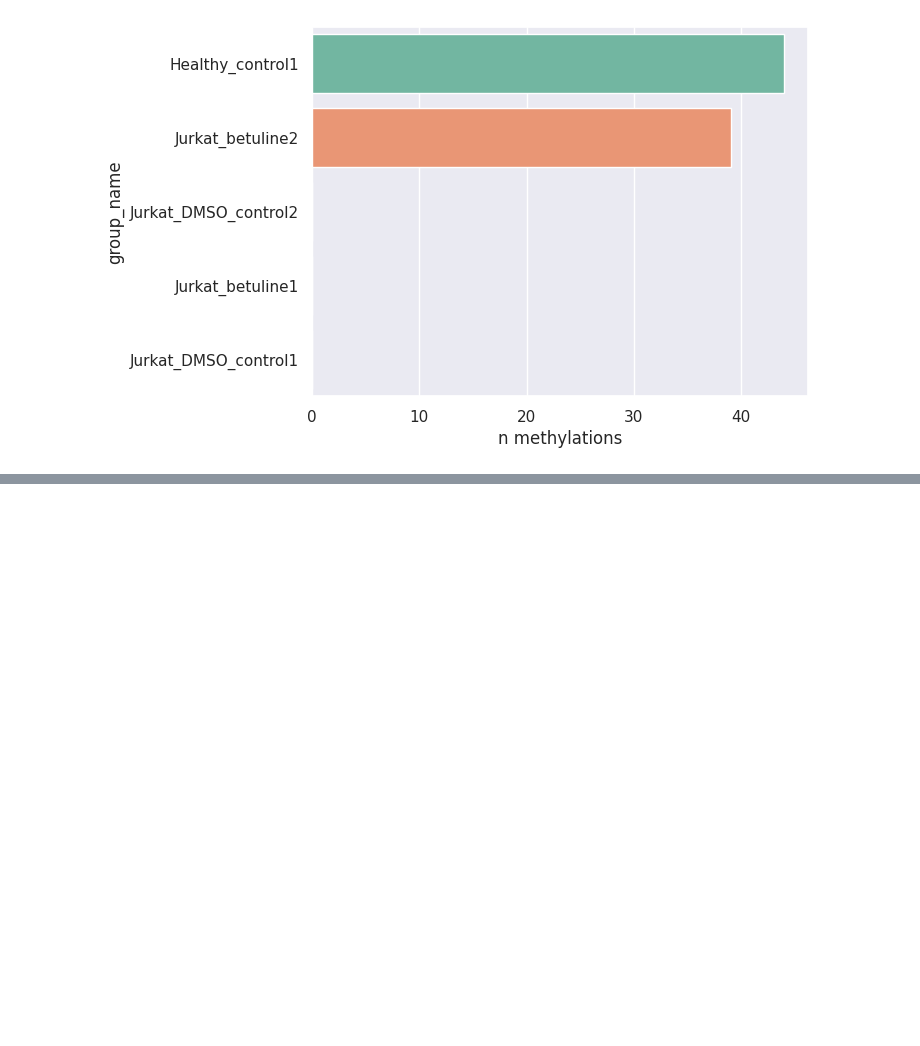
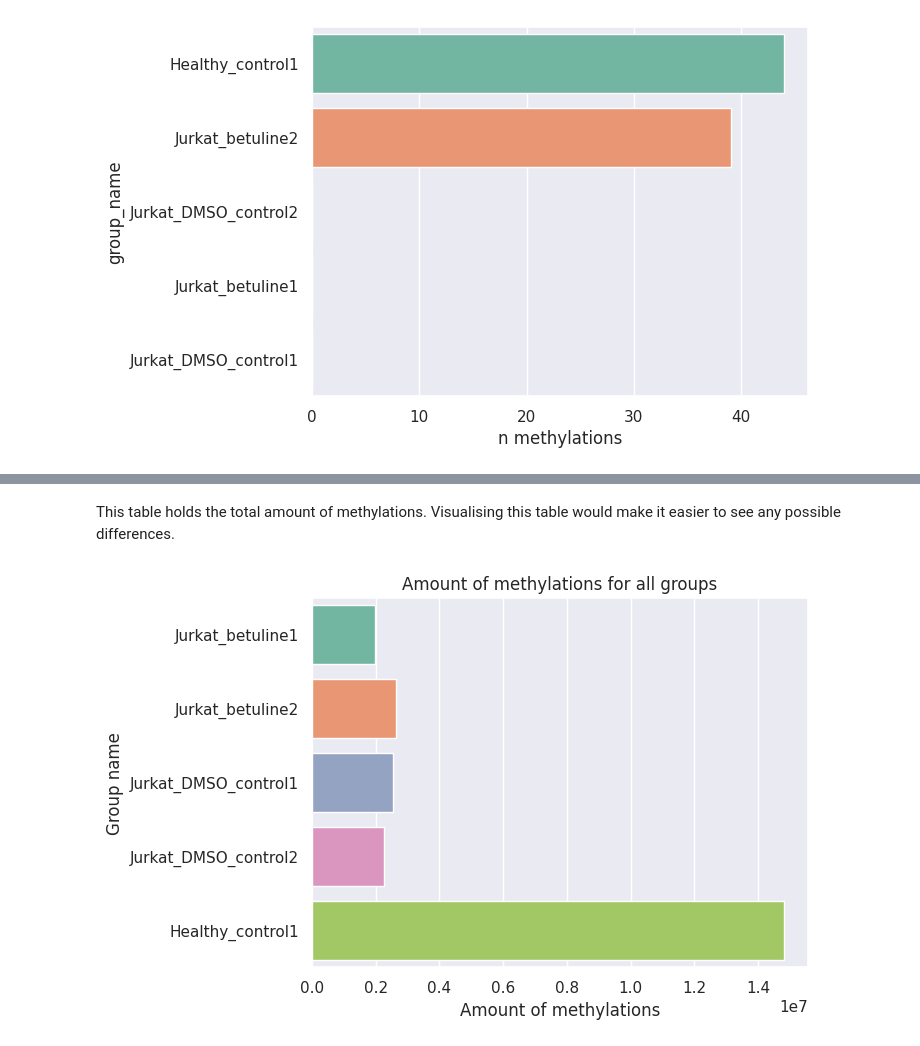
Before and after one commit to RamonReilman/app_methylation, a Jupyter notebook: logs/logbook.ipynb, the cells around one changed output, grey strips where cells are left out. Cells and saved outputs as stored; diff of their text form; code cells hidden in the pictures; blank space fills up the shorter version.

```diff
--- a/logs/logbook.ipynb
+++ b/logs/logbook.ipynb
@@ -39,7 +45,7 @@ import polars as pl
 import pandas as pd
 import re
 # %%
-barcodes_names: pl.dataframe = pl.read_csv("/home/redman/jaar2/data/Methylatie/barcodes.csv")
+barcodes_names: pl.dataframe = pl.read_csv("/commons/Themas/Thema06/Methylatie/barcodes.csv")
 
 barcodes_names = barcodes_names.with_columns(controle_n = pl.int_range(pl.len()).over(" description")+1)
 barcodes_names = barcodes_names.with_columns(group_and_n = pl.concat_str([pl.col(' description'), pl.col("controle_n")]))
@@ -68,7 +74,7 @@ This is needed to label the different groups in the df that will contain all of
 
 Which will be loaded in the code below this block
 # %%
-path: str = "/home/redman/jaar2/data/Methylatie/analysis"
+path: str = "/commons/Themas/Thema06/Methylatie/analysis"
 def load_files(path: str) -> pl.dataframe:
     resulting_df: pd.DataFrame = pl.DataFrame(
         {"chr":[],
@@ -179,0 +224,8 @@ plt.show()
+# %%
+df_n_methylation: pl.DataFrame = (
+    df
+    .select("group_name")
+    .group_by("group_name")
+    .agg([pl.len().alias("n methylations")])
+)
+print(df_n_methylation.head())
@@ -179,0 +245,12 @@ plt.show()
+# %% [markdown]
+This table holds the total amount of methylations.
+Visualising this table would make it easier to see any possible differences.
+# %%
+sns.barplot(data = df_n_methylation,
+            y = "group_name", x = "n methylations",
+            hue="group_name", palette="Set2",).set(
+                title="Amount of methylations for all groups",
+                xlabel="Amount of methylations", ylabel = "Group name")
+plt.show()
+# %% [output]
+[figure, added]
```
Also changed, not shown: parts of 35 cells of this notebook, 2 other files.
